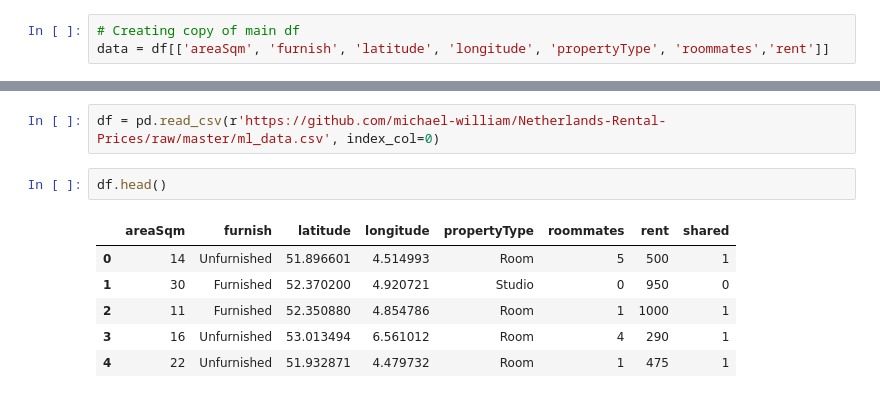
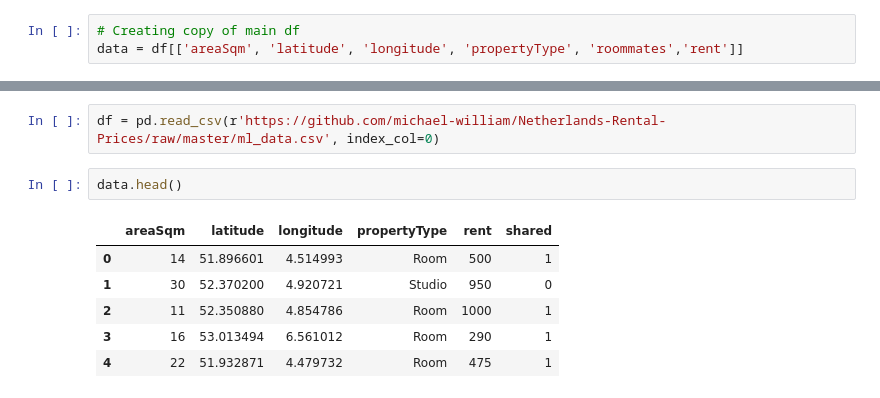
Before and after one commit to michael-william/Netherlands-Rental-Prices, a Jupyter notebook: Amsterdam_Rentals_ML-PyCaret-Test.ipynb, the cells around one changed output, grey strips where cells are left out. Drawn from its saved outputs; the diff is of its cells as text.

Commit message:
ml data update

```diff
--- a/Amsterdam_Rentals_ML-PyCaret-Test.ipynb
+++ b/Amsterdam_Rentals_ML-PyCaret-Test.ipynb
@@ -44,7 +44,7 @@ df=pd.read_json(source, lines=True)
 > 3. Cardinality of categorical values
 # %%
 # Creating copy of main df
-data = df[['areaSqm', 'furnish', 'latitude', 'longitude', 'propertyType', 'roommates','rent']]
+data = df[['areaSqm', 'latitude', 'longitude', 'propertyType', 'roommates','rent']]
 # %%
 # converting 'roommates' feature to 'int' and creating a new binary feature called 'shared'
 data['roommates'] = data.roommates.replace(to_replace='None', value=0)
@@ -139,11 +139,11 @@ Name: Label, Length: 12830, dtype: float64
 # %%
 df = pd.read_csv(r'https://github.com/michael-william/Netherlands-Rental-Prices/raw/master/ml_data.csv', index_col=0)
 # %%
-df.head()
+data.head()
 # %% [output]
-|  | areaSqm | furnish | latitude | longitude | propertyType | roommates | rent | shared |
-| 0 | 14 | Unfurnished | 51.896601 | 4.514993 | Room | 5 | 500 | 1 |
-| 1 | 30 | Furnished | 52.370200 | 4.920721 | Studio | 0 | 950 | 0 |
-| 2 | 11 | Furnished | 52.350880 | 4.854786 | Room | 1 | 1000 | 1 |
-| 3 | 16 | Unfurnished | 53.013494 | 6.561012 | Room | 4 | 290 | 1 |
-| 4 | 22 | Unfurnished | 51.932871 | 4.479732 | Room | 1 | 475 | 1 |
+|  | areaSqm | latitude | longitude | propertyType | rent | shared |
+| 0 | 14 | 51.896601 | 4.514993 | Room | 500 | 1 |
+| 1 | 30 | 52.370200 | 4.920721 | Studio | 950 | 0 |
+| 2 | 11 | 52.350880 | 4.854786 | Room | 1000 | 1 |
+| 3 | 16 | 53.013494 | 6.561012 | Room | 290 | 1 |
+| 4 | 22 | 51.932871 | 4.479732 | Room | 475 | 1 |
```
Also changed, not shown: 1 other file.
